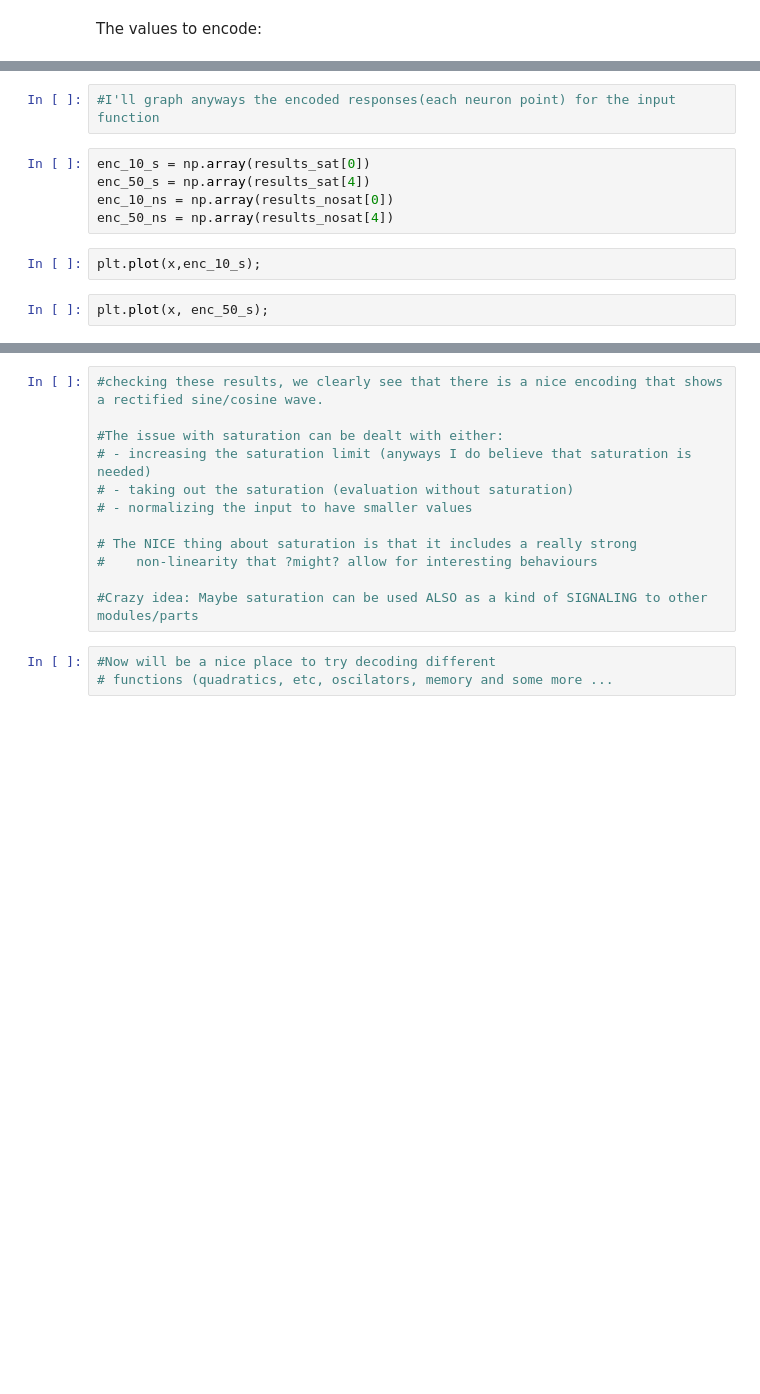
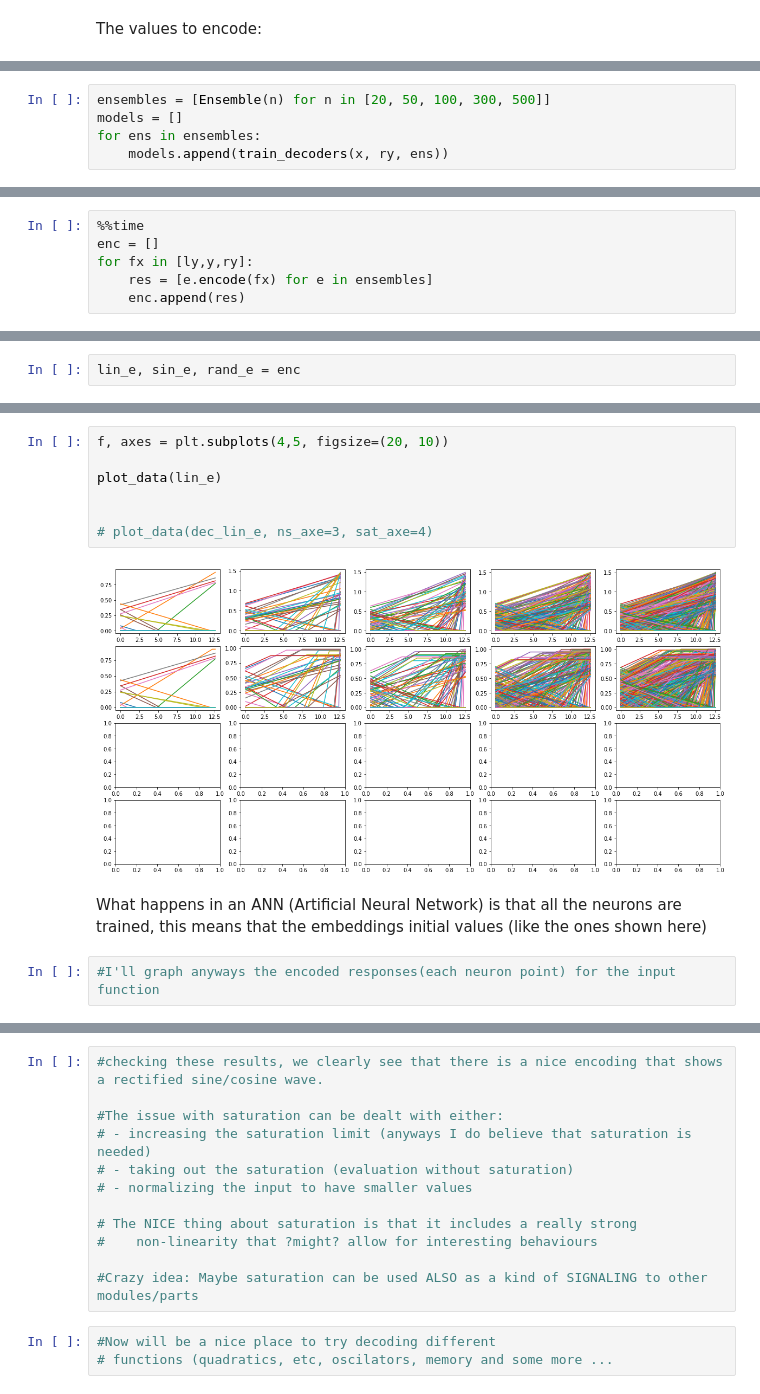
Before and after one commit to leomrocha/neural-representations, a Jupyter notebook: notebooks/ScalarRepresentation_tests.ipynb, the cells around one changed output, grey strips where cells are left out. Drawn from its saved outputs; the diff is of its cells as text; blank space fills up the shorter version.

```diff
--- a/notebooks/ScalarRepresentation_tests.ipynb
+++ b/notebooks/ScalarRepresentation_tests.ipynb
@@ -278,0 +303,5 @@ plt.legend()
+# %%
+ensembles = [Ensemble(n) for n in [20, 50, 100, 300, 500]]
+models = []
+for ens in ensembles:
+    models.append(train_decoders(x, ry, ens))
@@ -278,0 +327,6 @@ plt.legend()
+# %%
+%%time
+enc = []
+for fx in [ly,y,ry]:
+    res = [e.encode(fx) for e in ensembles]
+    enc.append(res)
@@ -278,0 +351,2 @@ plt.legend()
+# %%
+lin_e, sin_e, rand_e = enc
@@ -279,11 +370,13 @@ plt.legend()
+# %%
+f, axes = plt.subplots(4,5, figsize=(20, 10))
+
+plot_data(lin_e)
+
+
+# plot_data(dec_lin_e, ns_axe=3, sat_axe=4)
+# %% [output]
+[figure, added]
+# %% [markdown]
+What happens in an ANN (Artificial Neural Network) is that all the neurons are trained, this means that the embeddings initial values (like the ones shown here)
 # %%
 #I'll graph anyways the encoded responses(each neuron point) for the input function
-# %%
-enc_10_s = np.array(results_sat[0])
-enc_50_s = np.array(results_sat[4])
-enc_10_ns = np.array(results_nosat[0])
-enc_50_ns = np.array(results_nosat[4])
-# %%
-plt.plot(x,enc_10_s);
-# %%
-plt.plot(x, enc_50_s);
```
Also changed, not shown: parts of 44 cells of this notebook.
